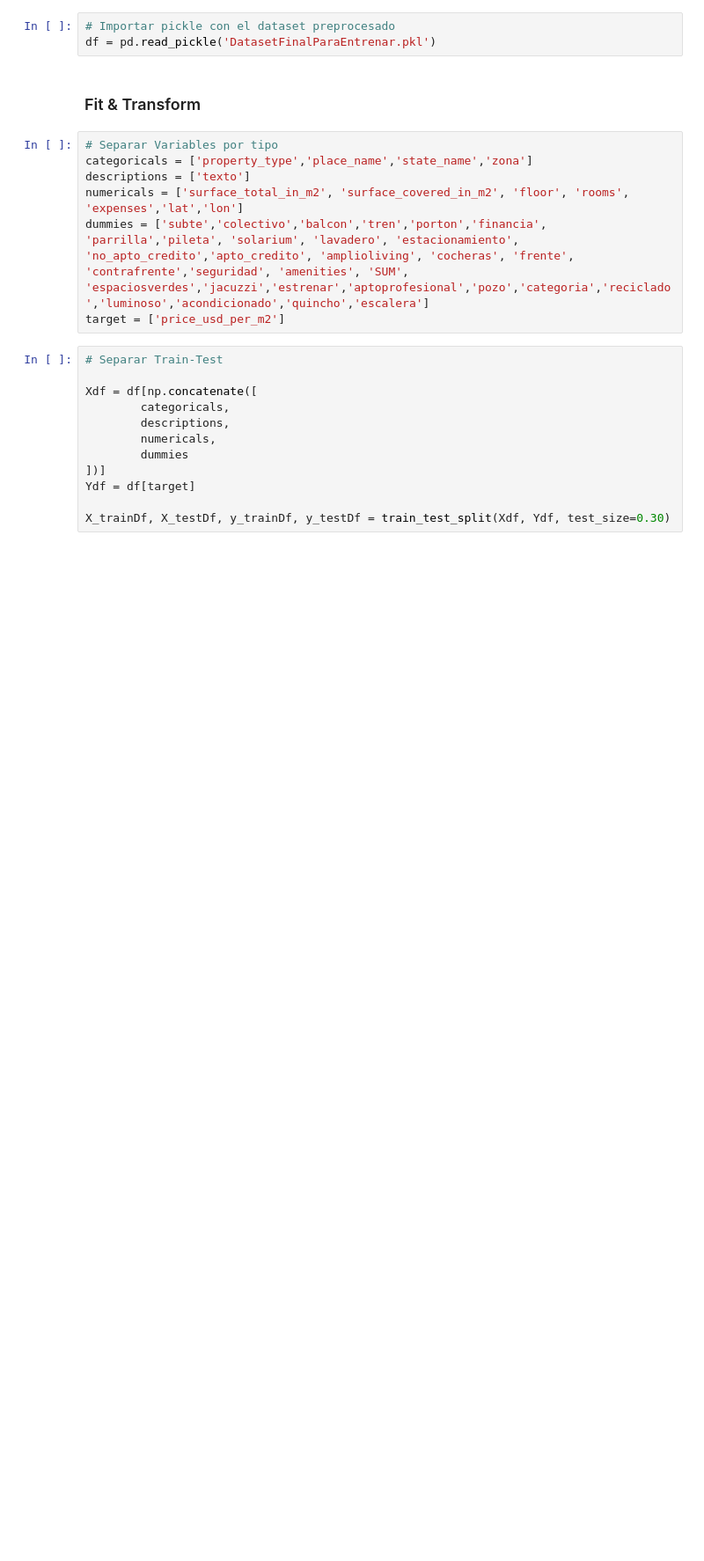
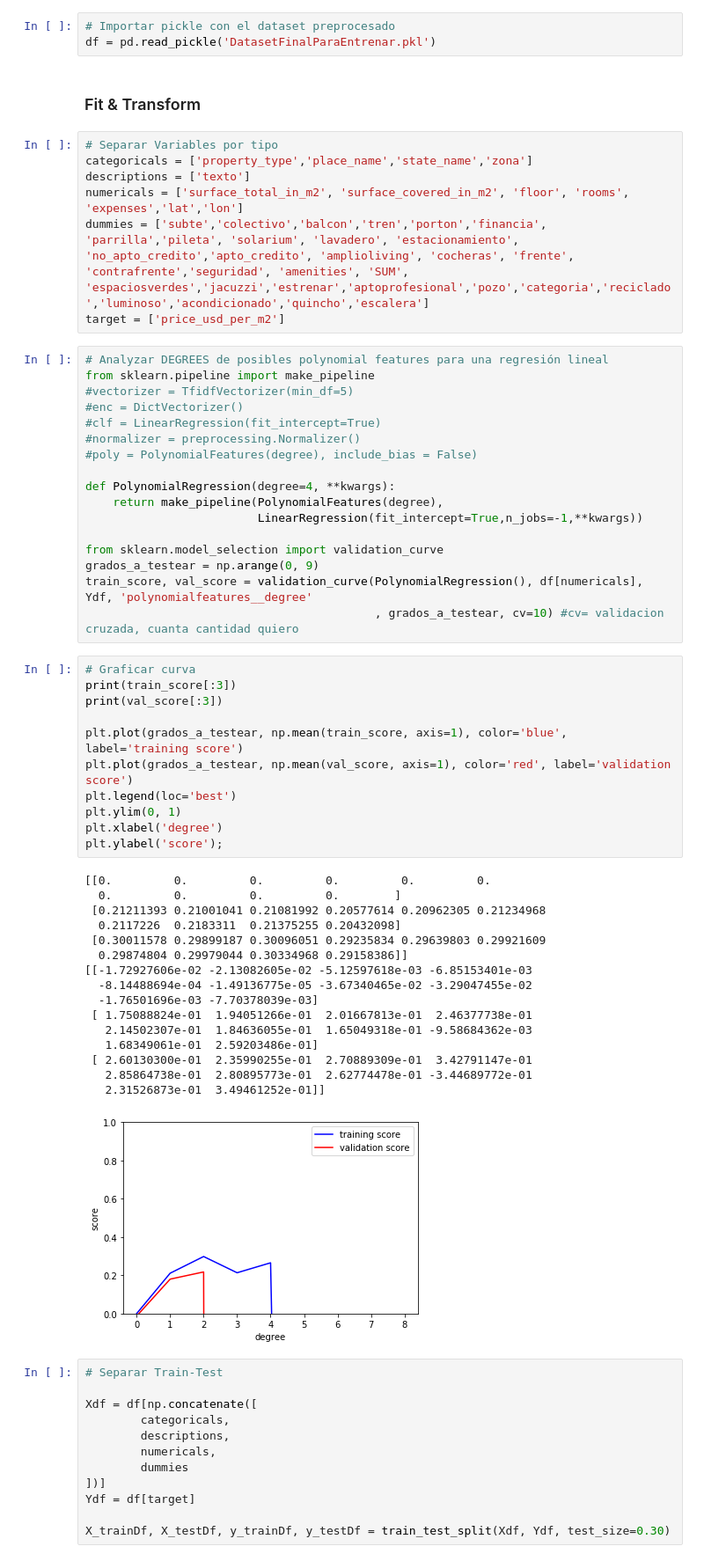
Before and after one commit to matiasngf/DH_proyecto_1, a Jupyter notebook: Regresion-SinReg.ipynb, the cells around one changed output. Shown at 88% size. Drawn from its saved outputs; the diff is of its cells as text; blank space fills up the shorter version.

```diff
--- a/Regresion-SinReg.ipynb
+++ b/Regresion-SinReg.ipynb
@@ -29,6 +29,51 @@ descriptions = ['texto']
 numericals = ['surface_total_in_m2', 'surface_covered_in_m2', 'floor', 'rooms', 'expenses','lat','lon']
 dummies = ['subte','colectivo','balcon','tren','porton','financia', 'parrilla','pileta', 'solarium', 'lavadero', 'estacionamiento', 'no_apto_credito','apto_credito', 'amplioliving', 'cocheras', 'frente', 'contrafrente','seguridad', 'amenities', 'SUM', 'espaciosverdes','jacuzzi','estrenar','aptoprofesional','pozo','categoria','reciclado','luminoso','acondicionado','quincho','escalera']
 target = ['price_usd_per_m2']
+# %%
+# Analyzar DEGREES de posibles polynomial features para una regresión lineal
+from sklearn.pipeline import make_pipeline
+#vectorizer = TfidfVectorizer(min_df=5)
+#enc = DictVectorizer()
+#clf = LinearRegression(fit_intercept=True)
+#normalizer = preprocessing.Normalizer()
+#poly = PolynomialFeatures(degree), include_bias = False)
+
+def PolynomialRegression(degree=4, **kwargs):
+    return make_pipeline(PolynomialFeatures(degree),
+                         LinearRegression(fit_intercept=True,n_jobs=-1,**kwargs))
+
+from sklearn.model_selection import validation_curve
+grados_a_testear = np.arange(0, 9)
+train_score, val_score = validation_curve(PolynomialRegression(), df[numericals], Ydf, 'polynomialfeatures__degree'
+                                          , grados_a_testear, cv=10) #cv= validacion cruzada, cuanta cantidad quiero
+# %%
+# Graficar curva
+print(train_score[:3])
+print(val_score[:3])
+
+plt.plot(grados_a_testear, np.mean(train_score, axis=1), color='blue', label='training score')
+plt.plot(grados_a_testear, np.mean(val_score, axis=1), color='red', label='validation score')
+plt.legend(loc='best')
+plt.ylim(0, 1)
+plt.xlabel('degree')
+plt.ylabel('score');
+# %% [output]
+[[0.         0.         0.         0.         0.         0.
+  0.         0.         0.         0.        ]
+ [0.21211393 0.21001041 0.21081992 0.20577614 0.20962305 0.21234968
+  0.2117226  0.2183311  0.21375255 0.20432098]
+ [0.30011578 0.29899187 0.30096051 0.29235834 0.29639803 0.29921609
+  0.29874804 0.29979044 0.30334968 0.29158386]]
+[[-1.72927606e-02 -2.13082605e-02 -5.12597618e-03 -6.85153401e-03
+  -8.14488694e-04 -1.49136775e-05 -3.67340465e-02 -3.29047455e-02
+  -1.76501696e-03 -7.70378039e-03]
+ [ 1.75088824e-01  1.94051266e-01  2.01667813e-01  2.46377738e-01
+   2.14502307e-01  1.84636055e-01  1.65049318e-01 -9.58684362e-03
+   1.68349061e-01  2.59203486e-01]
+ [ 2.60130300e-01  2.35990255e-01  2.70889309e-01  3.42791147e-01
+   2.85864738e-01  2.80895773e-01  2.62774478e-01 -3.44689772e-01
+   2.31526873e-01  3.49461252e-01]]
+[figure, added]
 # %%
 # Separar Train-Test
 
```
Also changed, not shown: parts of 5 cells of this notebook, 2 other files.
